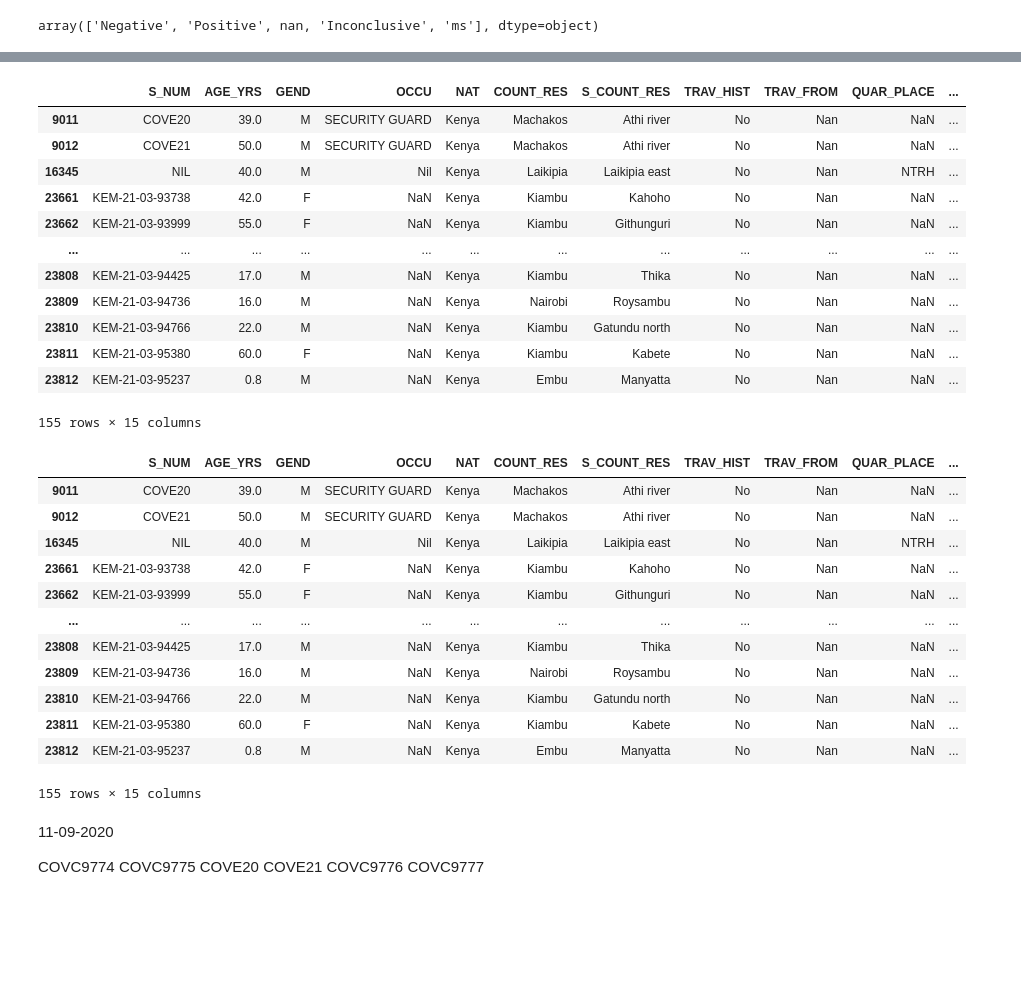
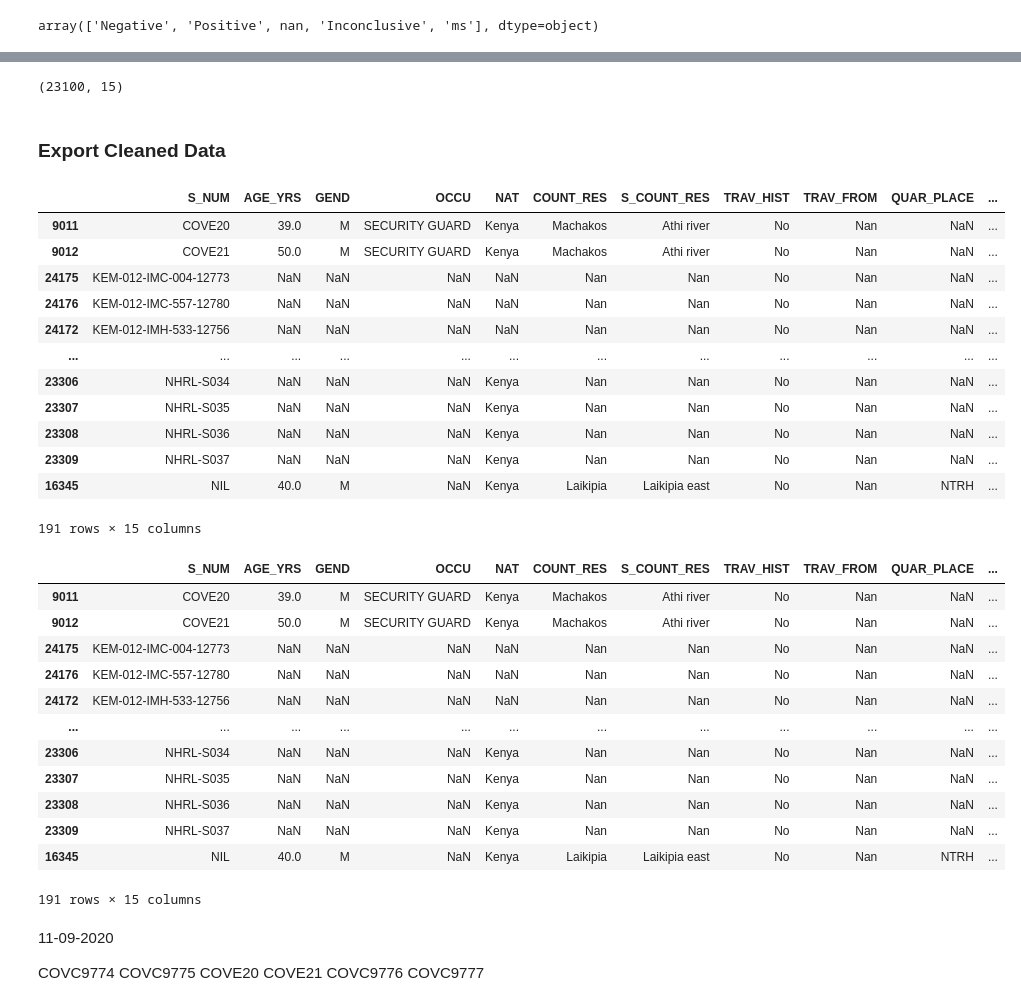
Before and after one commit to ousodaniel/SARS-CoV-2-Data-Workflows, a Jupyter notebook: metadata-cleaning.ipynb, the cells around one changed output, grey strips where cells are left out. Drawn from its saved outputs; the diff is of its cells as text; code cells hidden in the pictures; blank space fills up the shorter version.

```diff
--- a/metadata-cleaning.ipynb
+++ b/metadata-cleaning.ipynb
@@ -817,3 +849,6 @@ df_travl2.head()
+# %%
+df_travl2['SYMPS'] = (df_travl2['SYMPS'].apply(lambda x: str(x).replace(str(x), str(np.nan)) if ('symtom' in str(x)) else str(x).replace('F/C', 'FC'))
+                      .replace(['[=]','nan'], np.nan))
 # %% [markdown]
 ### **Clean Dates**
 # %%
@@ -825,9 +860,9 @@ def my_date_parser(x):
             x = pd.to_datetime(x, errors='ignore', dayfirst=True, infer_datetime_format=True).strftime('%d-%m-%Y')
         elif x in ['None indicated', 'NIL', 'Not indicated on form ',
                     'Nil', 'None indicated', 'Leaked Sample - Empty', 'nan']:
-            x = pd.to_datetime(x, errors='coerce', dayfirst=True)
+            x = np.nan
     except (ValueError, AttributeError):
-        x = x
+        x = pd.NaT
     return x
 # %%
 df_dt1 = df_travl2.assign(DT_SAM_COLL=df_travl2['DT_SAM_COLL'].apply(lambda x: my_date_parser(x)))
@@ -876,0 +920,2 @@ array(['Negative', 'Positive', nan, 'Inconclusive', 'ms'], dtype=object)
+# %%
+df_cln_srt = df_dts_cln.sort_values(['S_NUM', 'DT_CONF'])
@@ -877 +954,9 @@ array(['Negative', 'Positive', nan, 'Inconclusive', 'ms'], dtype=object)
+# %%
+df_dedud = df_cln_srt.drop_duplicates(['S_NUM', 'DT_CONF'], keep='first')
+# %%
+df_dedud.shape
+# %% [output]
+(23100, 15)
+# %% [markdown]
+### **Export Cleaned Data**
 # %%
@@ -883,35 +968,35 @@ df_dts_cln_pos = df_dts_cln[df_dts_cln['RESULT'] == 'Positive']
 # %%
-df_dts_cln[df_dts_cln['S_NUM'].str.contains('COVC') == False]
+df_dedud[df_dedud['S_NUM'].str.contains('COVC') == False]
 # %% [output]
 |  | S_NUM | AGE_YRS | GEND | OCCU | NAT | COUNT_RES | S_COUNT_RES | TRAV_HIST | TRAV_FROM | QUAR_PLACE | ... |
 | 9011 | COVE20 | 39.0 | M | SECURITY GUARD | Kenya | Machakos | Athi river | No | Nan | NaN | ... |
 | 9012 | COVE21 | 50.0 | M | SECURITY GUARD | Kenya | Machakos | Athi river | No | Nan | NaN | ... |
-| 16345 | NIL | 40.0 | M | Nil | Kenya | Laikipia | Laikipia east | No | Nan | NTRH | ... |
-| 23661 | KEM-21-03-93738 | 42.0 | F | NaN | Kenya | Kiambu | Kahoho | No | Nan | NaN | ... |
-| 23662 | KEM-21-03-93999 | 55.0 | F | NaN | Kenya | Kiambu | Githunguri | No | Nan | NaN | ... |
+| 24175 | KEM-012-IMC-004-12773 | NaN | NaN | NaN | NaN | Nan | Nan | No | Nan | NaN | ... |
+| 24176 | KEM-012-IMC-557-12780 | NaN | NaN | NaN | NaN | Nan | Nan | No | Nan | NaN | ... |
+| 24172 | KEM-012-IMH-533-12756 | NaN | NaN | NaN | NaN | Nan | Nan | No | Nan | NaN | ... |
 | ... | ... | ... | ... | ... | ... | ... | ... | ... | ... | ... | ... |
-| 23808 | KEM-21-03-94425 | 17.0 | M | NaN | Kenya | Kiambu | Thika | No | Nan | NaN | ... |
-| 23809 | KEM-21-03-94736 | 16.0 | M | NaN | Kenya | Nairobi | Roysambu | No | Nan | NaN | ... |
-| 23810 | KEM-21-03-94766 | 22.0 | M | NaN | Kenya | Kiambu | Gatundu north | No | Nan | NaN | ... |
-| 23811 | KEM-21-03-95380 | 60.0 | F | NaN | Kenya | Kiambu | Kabete | No | Nan | NaN | ... |
-| 23812 | KEM-21-03-95237 | 0.8 | M | NaN | Kenya | Embu | Manyatta | No | Nan | NaN | ... |
+| 23306 | NHRL-S034 | NaN | NaN | NaN | Kenya | Nan | Nan | No | Nan | NaN | ... |
+| 23307 | NHRL-S035 | NaN | NaN | NaN | Kenya | Nan | Nan | No | Nan | NaN | ... |
+| 23308 | NHRL-S036 | NaN | NaN | NaN | Kenya | Nan | Nan | No | Nan | NaN | ... |
+| 23309 | NHRL-S037 | NaN | NaN | NaN | Kenya | Nan | Nan | No | Nan | NaN | ... |
+| 16345 | NIL | 40.0 | M | NaN | Kenya | Laikipia | Laikipia east | No | Nan | NTRH | ... |
-155 rows × 15 columns
+191 rows × 15 columns
 # %%
-df_dts_cln[df_dts_cln['S_NUM'].str.contains('COVC') == False]
+df_dedud[df_dedud['S_NUM'].str.contains('COVC') == False]
 # %% [output]
 |  | S_NUM | AGE_YRS | GEND | OCCU | NAT | COUNT_RES | S_COUNT_RES | TRAV_HIST | TRAV_FROM | QUAR_PLACE | ... |
 | 9011 | COVE20 | 39.0 | M | SECURITY GUARD | Kenya | Machakos | Athi river | No | Nan | NaN | ... |
 | 9012 | COVE21 | 50.0 | M | SECURITY GUARD | Kenya | Machakos | Athi river | No | Nan | NaN | ... |
-| 16345 | NIL | 40.0 | M | Nil | Kenya | Laikipia | Laikipia east | No | Nan | NTRH | ... |
-| 23661 | KEM-21-03-93738 | 42.0 | F | NaN | Kenya | Kiambu | Kahoho | No | Nan | NaN | ... |
-| 23662 | KEM-21-03-93999 | 55.0 | F | NaN | Kenya | Kiambu | Githunguri | No | Nan | NaN | ... |
+| 24175 | KEM-012-IMC-004-12773 | NaN | NaN | NaN | NaN | Nan | Nan | No | Nan | NaN | ... |
+| 24176 | KEM-012-IMC-557-12780 | NaN | NaN | NaN | NaN | Nan | Nan | No | Nan | NaN | ... |
+| 24172 | KEM-012-IMH-533-12756 | NaN | NaN | NaN | NaN | Nan | Nan | No | Nan | NaN | ... |
 | ... | ... | ... | ... | ... | ... | ... | ... | ... | ... | ... | ... |
-| 23808 | KEM-21-03-94425 | 17.0 | M | NaN | Kenya | Kiambu | Thika | No | Nan | NaN | ... |
-| 23809 | KEM-21-03-94736 | 16.0 | M | NaN | Kenya | Nairobi | Roysambu | No | Nan | NaN | ... |
-| 23810 | KEM-21-03-94766 | 22.0 | M | NaN | Kenya | Kiambu | Gatundu north | No | Nan | NaN | ... |
-| 23811 | KEM-21-03-95380 | 60.0 | F | NaN | Kenya | Kiambu | Kabete | No | Nan | NaN | ... |
-| 23812 | KEM-21-03-95237 | 0.8 | M | NaN | Kenya | Embu | Manyatta | No | Nan | NaN | ... |
+| 23306 | NHRL-S034 | NaN | NaN | NaN | Kenya | Nan | Nan | No | Nan | NaN | ... |
+| 23307 | NHRL-S035 | NaN | NaN | NaN | Kenya | Nan | Nan | No | Nan | NaN | ... |
+| 23308 | NHRL-S036 | NaN | NaN | NaN | Kenya | Nan | Nan | No | Nan | NaN | ... |
+| 23309 | NHRL-S037 | NaN | NaN | NaN | Kenya | Nan | Nan | No | Nan | NaN | ... |
+| 16345 | NIL | 40.0 | M | NaN | Kenya | Laikipia | Laikipia east | No | Nan | NTRH | ... |
-155 rows × 15 columns
+191 rows × 15 columns
 # %% [markdown]
 11-09-2020
 
```
Also changed, not shown: parts of 46 cells of this notebook.
